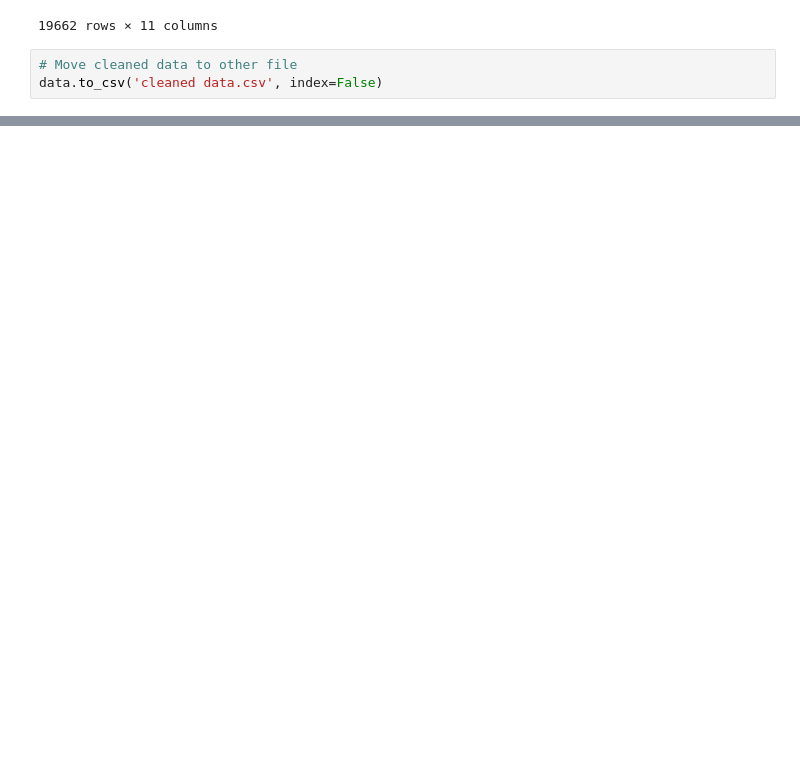
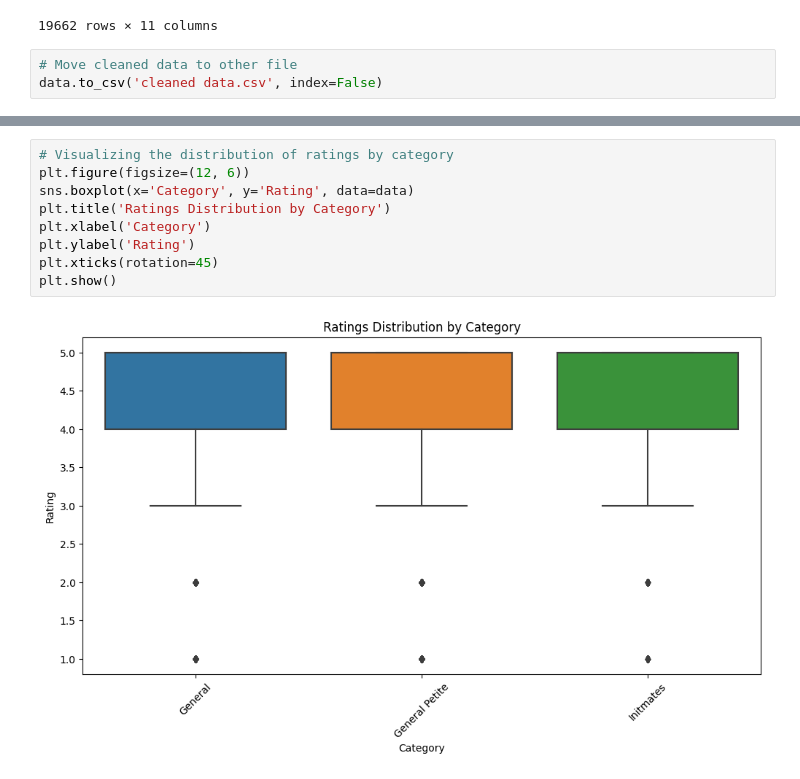
Before and after one commit to panhachom/data-science-for-ecommerce, a Jupyter notebook: data.ipynb, the cells around one changed output, grey strips where cells are left out. Drawn from its saved outputs; the diff is of its cells as text; blank space fills up the shorter version.

```diff
--- a/data.ipynb
+++ b/data.ipynb
@@ -109,0 +159,11 @@ data.to_csv('cleaned data.csv', index=False)
+# %%
+# Visualizing the distribution of ratings by category
+plt.figure(figsize=(12, 6))
+sns.boxplot(x='Category', y='Rating', data=data)
+plt.title('Ratings Distribution by Category')
+plt.xlabel('Category')
+plt.ylabel('Rating')
+plt.xticks(rotation=45)
+plt.show()
+# %% [output]
+[figure, added]
```
Also changed, not shown: parts of 14 cells of this notebook.
